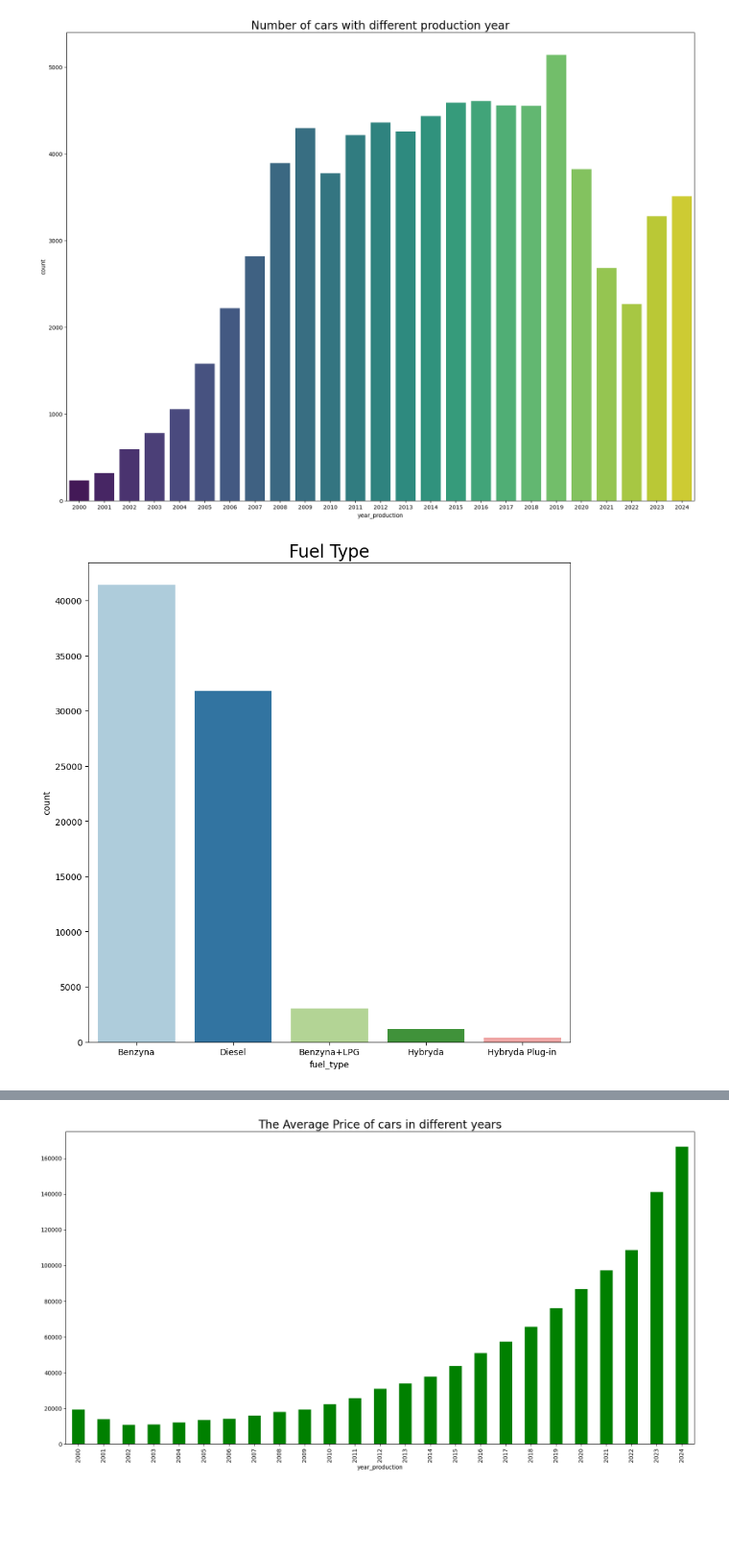
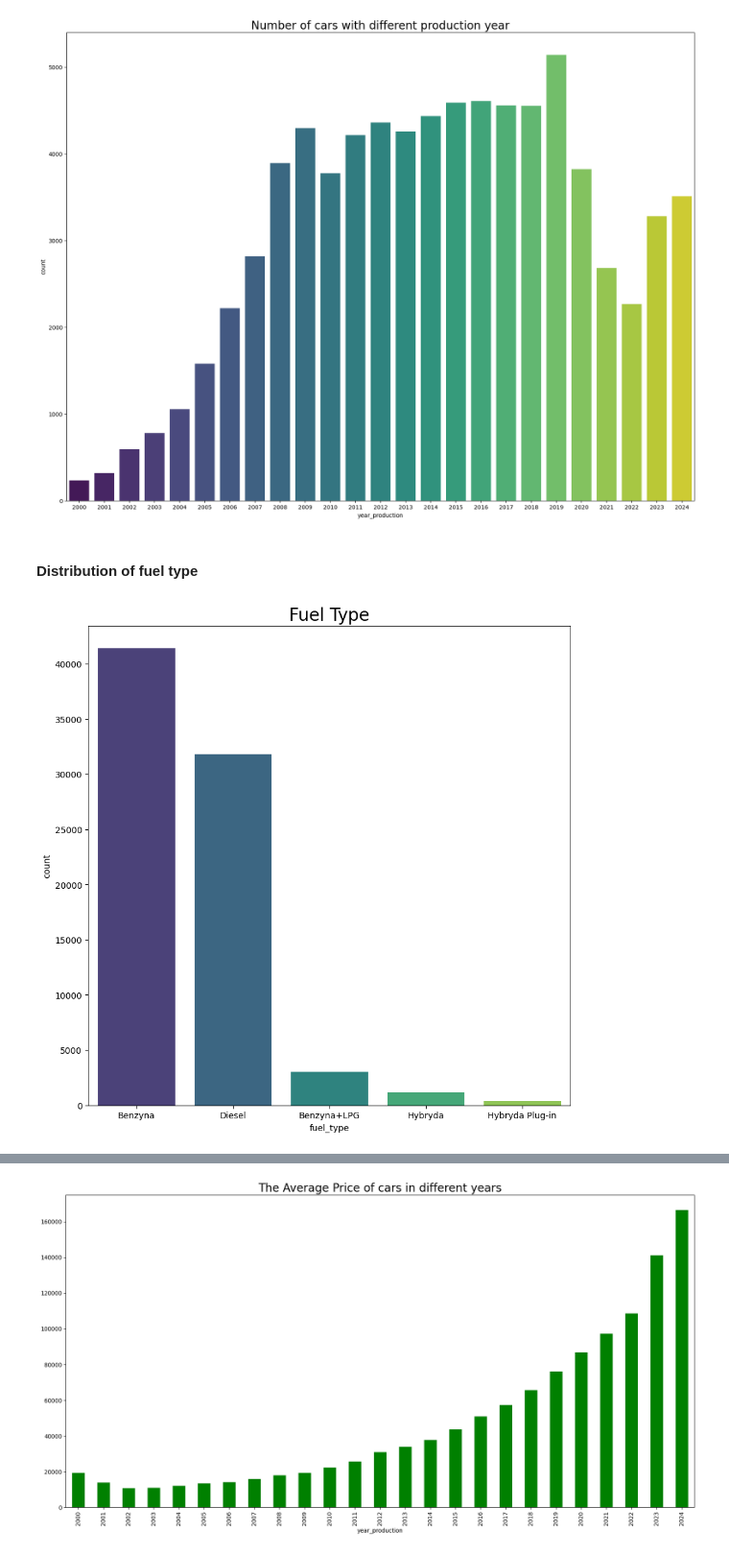
Before and after one commit to KarolinaSolarska/Predictive-Analytics-for-Car-Pricing, a Jupyter notebook: 5_Bottomup.ipynb, the cells around one changed output, grey strips where cells are left out. Shown: that part at 96% size. Drawn from its saved outputs; the diff is of its cells as text; code cells hidden in the pictures; blank space fills up the shorter version.

```diff
--- a/5_Bottomup.ipynb
+++ b/5_Bottomup.ipynb
@@ -75,10 +65,12 @@ plt.title("Number of cars with different production year", fontsize = 20)
 plt.show()
 # %% [output]
 [figure]
+# %% [markdown]
+#### Distribution of fuel type
 # %%
 plt.figure(figsize = (10, 10))
-sns.countplot(x=df_charts['fuel_type'], palette = 'Paired')
+sns.countplot(x=df_charts['fuel_type'], palette = 'viridis')
 plt.title("Fuel Type", fontsize = 20)
 plt.show()
 # %% [output]
-[figure, old version]
+[figure, new version]
```
Also changed, not shown: parts of 9 cells of this notebook, 1 other file.
